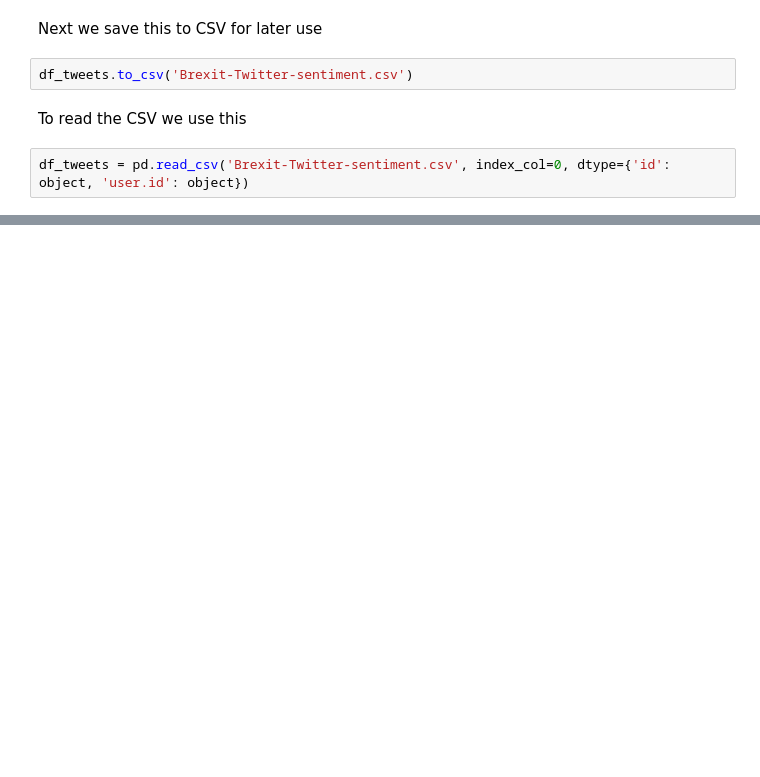
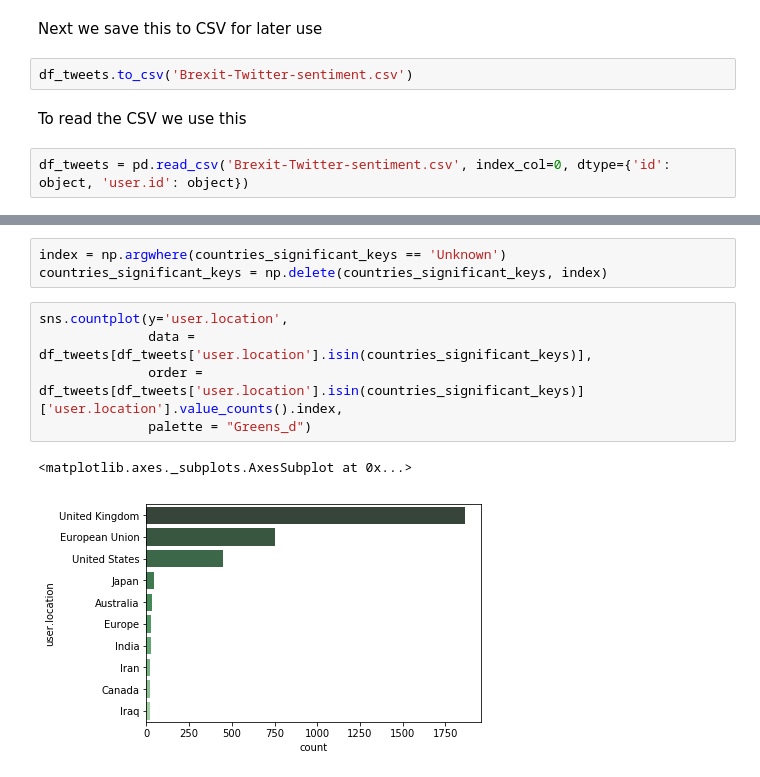
Before and after one commit to indralukmana/twitter-brexit, a Jupyter notebook: Indra/Brexit-Twitter-Indra_Lukmana.ipynb, the cells around one changed output, grey strips where cells are left out. Drawn from its saved outputs; the diff is of its cells as text; blank space fills up the shorter version.

```diff
--- a/Indra/Brexit-Twitter-Indra_Lukmana.ipynb
+++ b/Indra/Brexit-Twitter-Indra_Lukmana.ipynb
@@ -495,0 +523,11 @@ df_tweets = pd.read_csv('Brexit-Twitter-sentiment.csv', index_col=0, dtype={'id'
+# %%
+index = np.argwhere(countries_significant_keys == 'Unknown')
+countries_significant_keys = np.delete(countries_significant_keys, index)
+# %%
+sns.countplot(y='user.location',
+              data = df_tweets[df_tweets['user.location'].isin(countries_significant_keys)],
+              order = df_tweets[df_tweets['user.location'].isin(countries_significant_keys)]['user.location'].value_counts().index,
+              palette = "Greens_d")
+# %% [output]
+<matplotlib.axes._subplots.AxesSubplot at 0x...>
+[figure, added]
```
Also changed, not shown: parts of 43 cells of this notebook, 1 other file.
